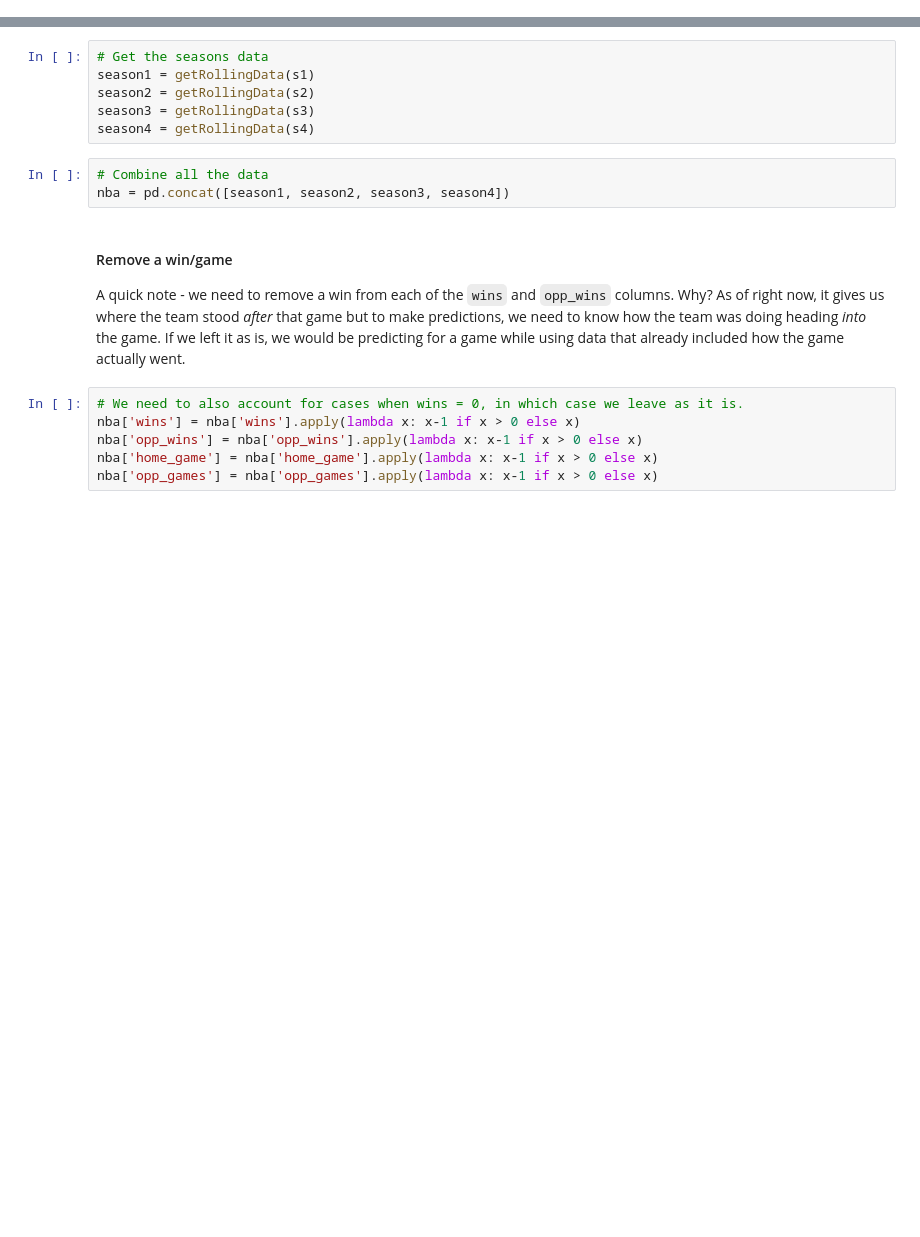
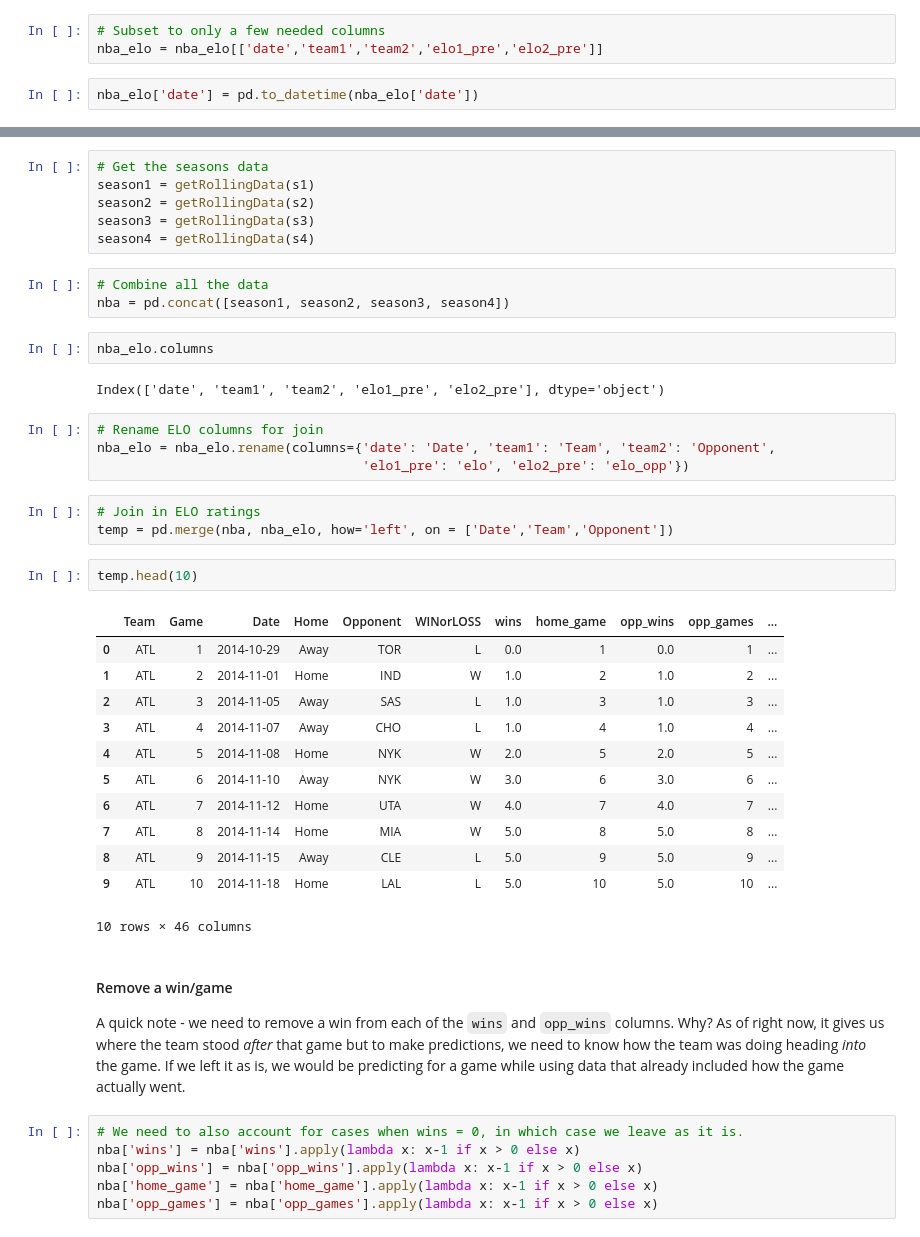
Before and after one commit to Ivanecky/NBA, a Jupyter notebook: NBA Games Analysis.ipynb, the cells around one changed output, grey strips where cells are left out. Cells and saved outputs as stored; diff of their text form; blank space fills up the shorter version.

```diff
--- a/NBA Games Analysis.ipynb
+++ b/NBA Games Analysis.ipynb
@@ -82,3 +93,8 @@ memory usage: 2.8 MB
+# %%
+# Subset to only a few needed columns
+nba_elo = nba_elo[['date','team1','team2','elo1_pre','elo2_pre']]
+# %%
+nba_elo['date'] = pd.to_datetime(nba_elo['date'])
 # %% [markdown]
 ### Create season variable
 There are four distinct seasons, with no games in a season coming after May 1st of that year. Let's categorize every game for particular seasons.
@@ -169,6 +171,32 @@ season4 = getRollingData(s4)
 # %%
 # Combine all the data
 nba = pd.concat([season1, season2, season3, season4])
+# %%
+nba_elo.columns
+# %% [output]
+Index(['date', 'team1', 'team2', 'elo1_pre', 'elo2_pre'], dtype='object')
+# %%
+# Rename ELO columns for join
+nba_elo = nba_elo.rename(columns={'date': 'Date', 'team1': 'Team', 'team2': 'Opponent',
+                                  'elo1_pre': 'elo', 'elo2_pre': 'elo_opp'})
+# %%
+# Join in ELO ratings
+temp = pd.merge(nba, nba_elo, how='left', on = ['Date','Team','Opponent'])
+# %%
+temp.head(10)
+# %% [output]
+|  | Team | Game | Date | Home | Opponent | WINorLOSS | wins | home_game | opp_wins | opp_games | ... |
+| 0 | ATL | 1 | 2014-10-29 | Away | TOR | L | 0.0 | 1 | 0.0 | 1 | ... |
+| 1 | ATL | 2 | 2014-11-01 | Home | IND | W | 1.0 | 2 | 1.0 | 2 | ... |
+| 2 | ATL | 3 | 2014-11-05 | Away | SAS | L | 1.0 | 3 | 1.0 | 3 | ... |
+| 3 | ATL | 4 | 2014-11-07 | Away | CHO | L | 1.0 | 4 | 1.0 | 4 | ... |
+| 4 | ATL | 5 | 2014-11-08 | Home | NYK | W | 2.0 | 5 | 2.0 | 5 | ... |
+| 5 | ATL | 6 | 2014-11-10 | Away | NYK | W | 3.0 | 6 | 3.0 | 6 | ... |
+| 6 | ATL | 7 | 2014-11-12 | Home | UTA | W | 4.0 | 7 | 4.0 | 7 | ... |
+| 7 | ATL | 8 | 2014-11-14 | Home | MIA | W | 5.0 | 8 | 5.0 | 8 | ... |
+| 8 | ATL | 9 | 2014-11-15 | Away | CLE | L | 5.0 | 9 | 5.0 | 9 | ... |
+| 9 | ATL | 10 | 2014-11-18 | Home | LAL | L | 5.0 | 10 | 5.0 | 10 | ... |
+10 rows × 46 columns
 # %% [markdown]
 #### Remove a win/game
 A quick note - we need to remove a win from each of the `wins` and `opp_wins` columns. Why? As of right now, it gives us where the team stood *after* that game but to make predictions, we need to know how the team was doing heading *into* the game. If we left it as is, we would be predicting for a game while using data that already included how the game actually went.
```
Also changed, not shown: parts of 29 cells of this notebook.
